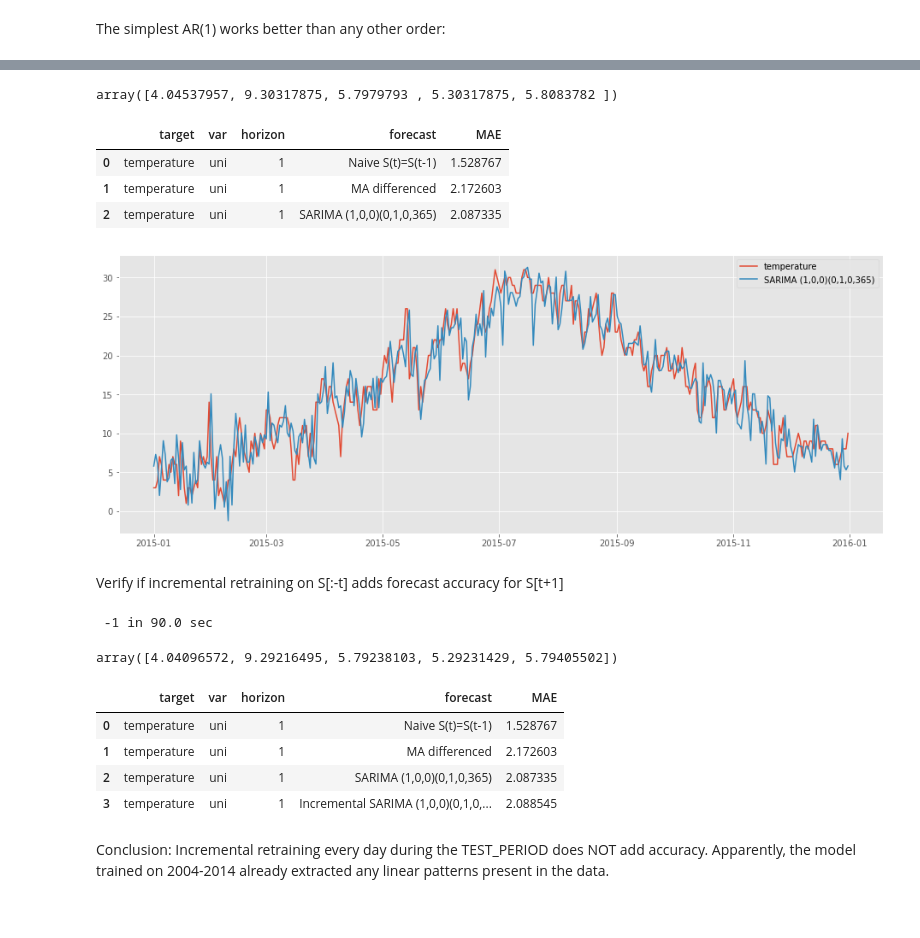
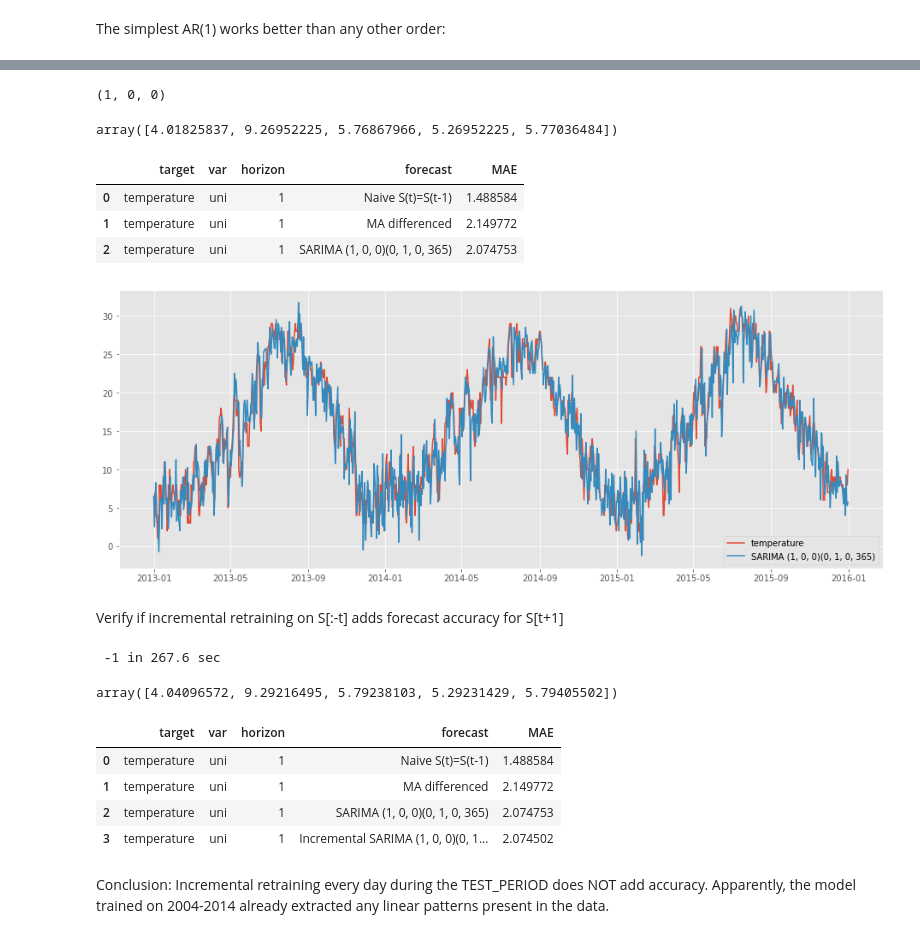
Before and after one commit to lecritch/madrid-weather, a Jupyter notebook: madrid_temperature.ipynb, the cells around one changed output, grey strips where cells are left out. Saved outputs shown, nothing was run; the diff lists cells and outputs as text; code cells hidden in the pictures.

Commit message:
3-year test period

```diff
--- a/madrid_temperature.ipynb
+++ b/madrid_temperature.ipynb
@@ -606,13 +610,13 @@ def sarima(diff_series, order, series=y):
 # %% [markdown]
 The simplest AR(1) works better than any other order:
 # %%
-for order in [(1,0,0),
-              (2,0,0),
-              (1,1,0),
-              (2,1,0),
-              (1,0,1),
-              (1,1,1),
-              (2,1,1),
-              ]:
-    y_hat = sarima(D_y, order=order)
-    print(MAE(y_true, y_hat))
+# ARIMA: grid search of (p,d,q)
+orders=[(1,0,0),
+        (1,1,0),
+        (1,0,1),
+        (1,1,1),
+        (2,0,0),
+        (2,1,0),
+        (2,0,1),
+        (2,1,1),
+       ]
@@ -626,0 +623,7 @@ for order in [(1,0,0),
+# %%
+mae_scores = []
+for order in orders:
+    y_hat = sarima(D_y, order=order)
+    mae = MAE(y_true, y_hat)
+    mae_scores.append(mae)
+    print(f'{mae:.4f}')
@@ -627,21 +639,27 @@ for order in [(1,0,0),
+# %%
+best_order = orders[mae_scores.index(min(mae_scores))]
+best_order
+# %% [output]
+(1, 0, 0)
 # %%
-y_hat = sarima(D_y, order=(1,0,0))
+y_hat = sarima(D_y, order=best_order)
 y_hats.append(y_hat)
 y_hat[-5:] # leakage control
 # %% [output]
-array([4.04537957, 9.30317875, 5.7979793 , 5.30317875, 5.8083782 ])
+array([4.01825837, 9.26952225, 5.76867966, 5.26952225, 5.77036484])
 # %%
-reports.loc[len(reports)] = [TARGET, 'uni', HORIZON, 'SARIMA (1,0,0)(0,1,0,365)', MAE(y_true, y_hat)]
+reports.loc[len(reports)] = [TARGET, 'uni', HORIZON, f'SARIMA {best_order}(0, 1, 0, 365)',
+                             MAE(y_true, y_hat)]
 reports
 # %% [output]
 |  | target | var | horizon | forecast | MAE |
-| 0 | temperature | uni | 1 | Naive S(t)=S(t-1) | 1.528767 |
-| 1 | temperature | uni | 1 | MA differenced | 2.172603 |
-| 2 | temperature | uni | 1 | SARIMA (1,0,0)(0,1,0,365) | 2.087335 |
+| 0 | temperature | uni | 1 | Naive S(t)=S(t-1) | 1.488584 |
+| 1 | temperature | uni | 1 | MA differenced | 2.149772 |
+| 2 | temperature | uni | 1 | SARIMA (1, 0, 0)(0, 1, 0, 365) | 2.074753 |
 # %%
-plot_series({f'{TARGET}': y_true, 'SARIMA (1,0,0)(0,1,0,365)': y_hat}, TEST_PERIOD)
+plot_series({f'{TARGET}': y_true, f'SARIMA {best_order}(0, 1, 0, 365)': y_hat}, TEST_PERIOD)
 # %% [output]
-[figure, old version]
+[figure, new version]
 # %% [markdown]
 Verify if incremental retraining on S[:-t] adds forecast accuracy for S[t+1]
 # %%
@@ -660,21 +678,22 @@ def sarima_incremental(diff_series, order, series=y):
         print(f'\r {t} in {toc-tic:.1f} sec', end='')
     return y_hat
 # %%
-y_hat = sarima_incremental(D_y, order=(1,0,0))
+y_hat = sarima_incremental(D_y, order=best_order)
 y_hats.append(y_hat)
 y_hat[-5:] # leakage control
 # %% [output]
- -1 in 90.0 sec
+ -1 in 267.6 sec
 array([4.04096572, 9.29216495, 5.79238103, 5.29231429, 5.79405502])
 # %%
-reports.loc[len(reports)] = [TARGET, 'uni', HORIZON, 'Incremental SARIMA (1,0,0)(0,1,0,365)', MAE(y_true, y_hat)]
+reports.loc[len(reports)] = [TARGET, 'uni', HORIZON, f'Incremental SARIMA {best_order}(0, 1, 0, 365)',
+                             MAE(y_true, y_hat)]
 reports
 # %% [output]
 |  | target | var | horizon | forecast | MAE |
-| 0 | temperature | uni | 1 | Naive S(t)=S(t-1) | 1.528767 |
-| 1 | temperature | uni | 1 | MA differenced | 2.172603 |
-| 2 | temperature | uni | 1 | SARIMA (1,0,0)(0,1,0,365) | 2.087335 |
-| 3 | temperature | uni | 1 | Incremental SARIMA (1,0,0)(0,1,0,... | 2.088545 |
+| 0 | temperature | uni | 1 | Naive S(t)=S(t-1) | 1.488584 |
+| 1 | temperature | uni | 1 | MA differenced | 2.149772 |
+| 2 | temperature | uni | 1 | SARIMA (1, 0, 0)(0, 1, 0, 365) | 2.074753 |
+| 3 | temperature | uni | 1 | Incremental SARIMA (1, 0, 0)(0, 1... | 2.074502 |
 # %% [markdown]
 Conclusion: Incremental retraining every day during the TEST_PERIOD does NOT add accuracy. Apparently, the model trained on 2004-2014 already extracted any linear patterns present in the data.
 # %% [markdown]
```
Also changed, not shown: parts of 54 cells of this notebook.
